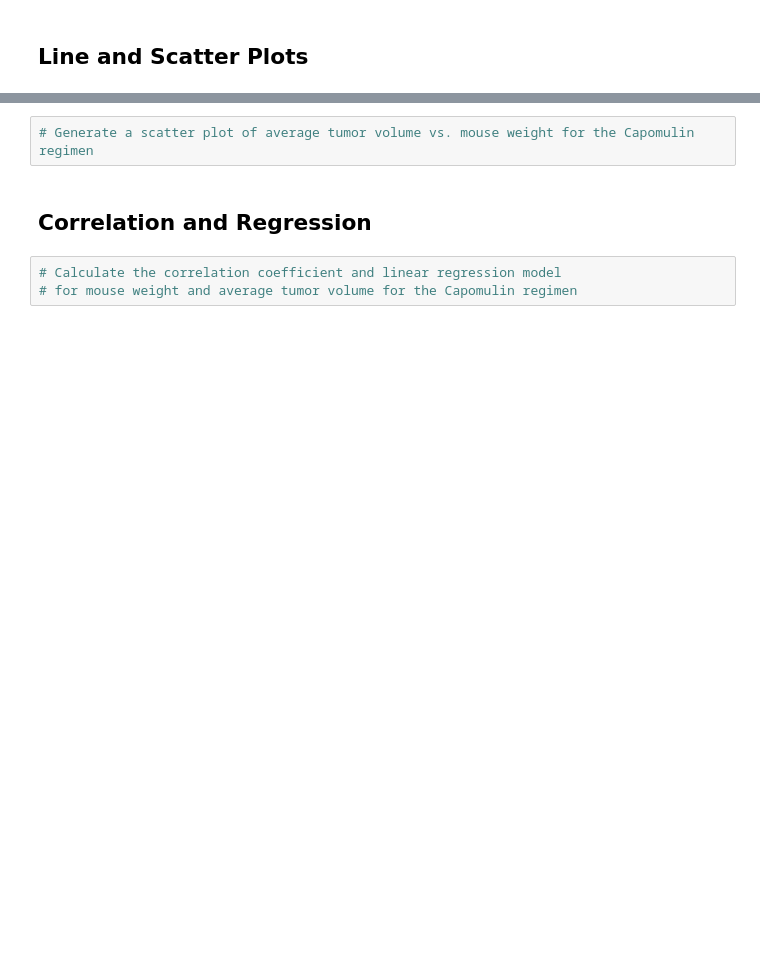
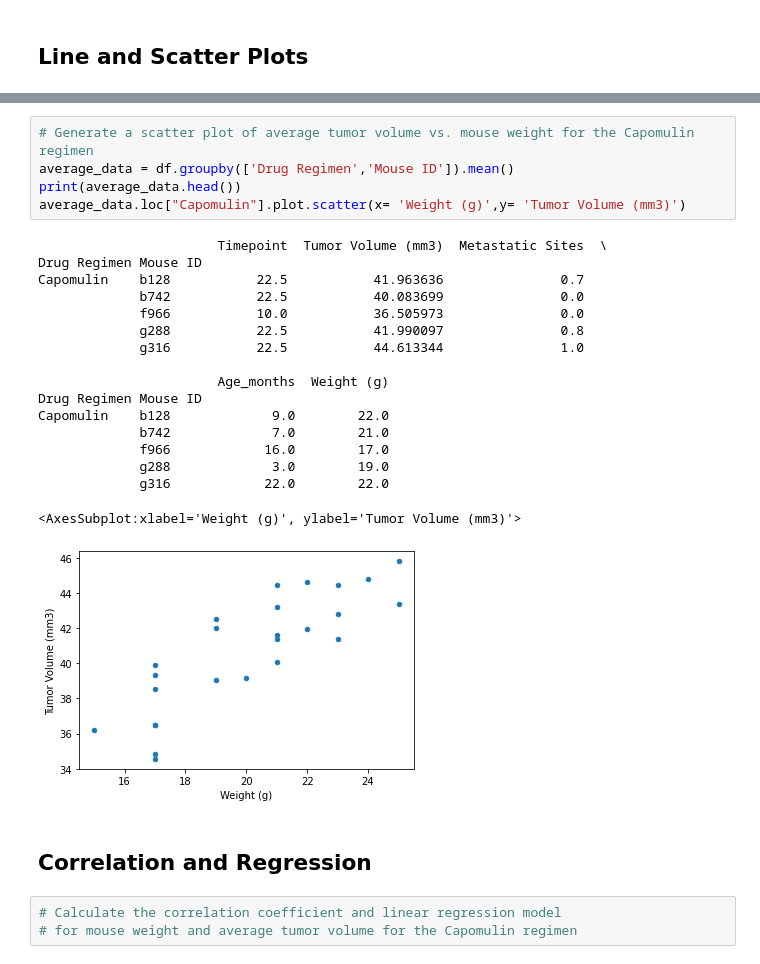
Before and after one commit to MohanPanga/pharma_data, a Jupyter notebook: Pymaceuticals/pymaceuticals_starter.ipynb, the cells around one changed output, grey strips where cells are left out. Drawn from its saved outputs; the diff is of its cells as text; blank space fills up the shorter version.

```diff
--- a/Pymaceuticals/pymaceuticals_starter.ipynb
+++ b/Pymaceuticals/pymaceuticals_starter.ipynb
@@ -255,5 +276,26 @@ Name: Tumor Volume (mm3), dtype: float64
 # %%
 # Generate a scatter plot of average tumor volume vs. mouse weight for the Capomulin regimen
+average_data = df.groupby(['Drug Regimen','Mouse ID']).mean()
+print(average_data.head())
+average_data.loc["Capomulin"].plot.scatter(x= 'Weight (g)',y= 'Tumor Volume (mm3)')
+# %% [output]
+                       Timepoint  Tumor Volume (mm3)  Metastatic Sites  \
+Drug Regimen Mouse ID
+Capomulin    b128           22.5           41.963636               0.7
+             b742           22.5           40.083699               0.0
+             f966           10.0           36.505973               0.0
+             g288           22.5           41.990097               0.8
+             g316           22.5           44.613344               1.0
+
+                       Age_months  Weight (g)
+Drug Regimen Mouse ID
+Capomulin    b128             9.0        22.0
+             b742             7.0        21.0
+             f966            16.0        17.0
+             g288             3.0        19.0
+             g316            22.0        22.0
+<AxesSubplot:xlabel='Weight (g)', ylabel='Tumor Volume (mm3)'>
+[figure, added]
 # %% [markdown]
 ## Correlation and Regression
 # %%
```
Also changed, not shown: parts of 5 cells of this notebook.
